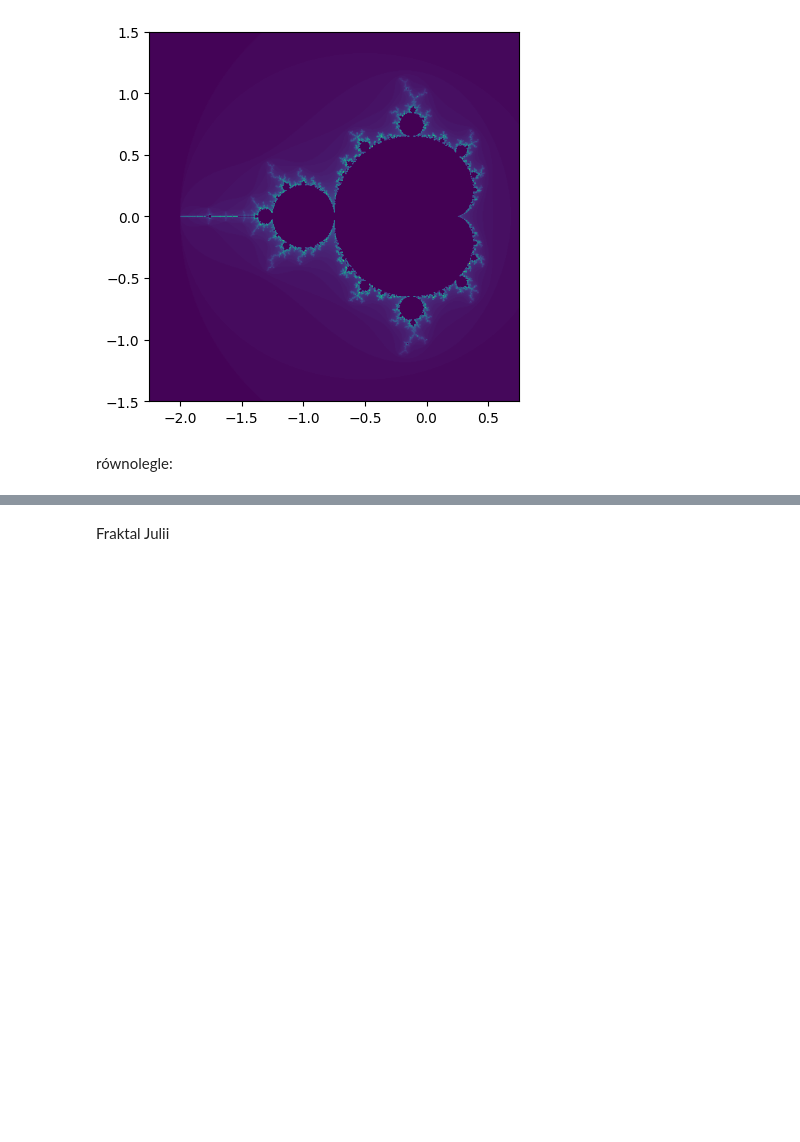
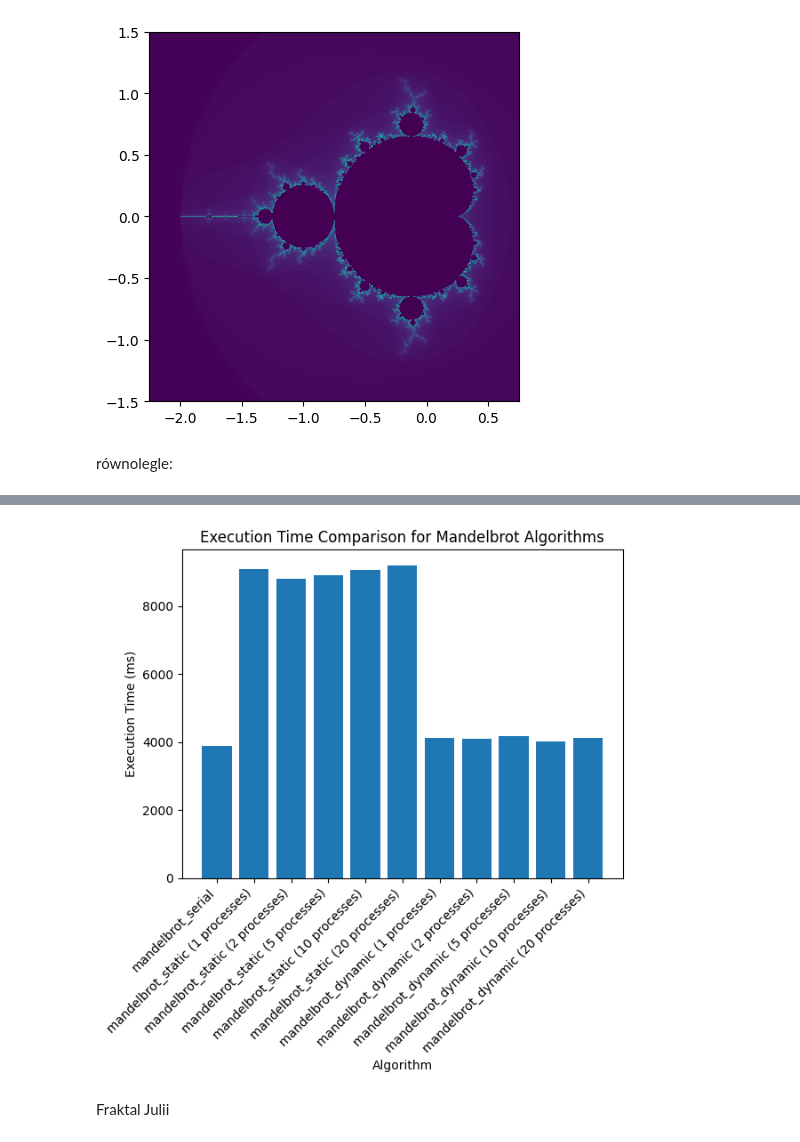
Before and after one commit to Szymqn/ProgramowanieRownolegleIRozproszone, a Jupyter notebook: lab4/zadanie1.ipynb, the cells around one changed output, grey strips where cells are left out. Drawn from its saved outputs; the diff is of its cells as text; code cells hidden in the pictures; blank space fills up the shorter version.

```diff
--- a/lab4/zadanie1.ipynb
+++ b/lab4/zadanie1.ipynb
@@ -307,22 +386,20 @@ xmax = 0.75
 ymin = -1.5
 ymax = 1.5
 
-start_time = time.time()
+print('mandelbrot parallel static, Resolution 600x600:')
+start = time.time()
 arr = mandelbrot_static(xmin, xmax, ymin, ymax, N=600)
-end_time = time.time()
-execution_time = end_time - start_time
-execution_time *= 1000
-print(f"Wykonano w czasie {execution_time} ms.")
+end = time.time()
+print(f'{end - start} secs')
 plt.imshow(arr, extent=[xmin, xmax, ymin, ymax])
 plt.savefig('MandelBrot.png')
 plt.show()
 
-start_time = time.time()
+print('\nmandelbrot parallel dynamic, Resolution 600x600:')
+start = time.time()
 arr = mandelbrot_dynamic(xmin, xmax, ymin, ymax, N=600)
-end_time = time.time()
-execution_time = end_time - start_time
-execution_time *= 1000
-print(f"Wykonano w czasie {execution_time} ms.")
+end = time.time()
+print(f'{end - start} secs')
 plt.imshow(arr, extent=[xmin, xmax, ymin, ymax])
 plt.savefig('MandelBrot.png')
 plt.show()
@@ -333,4 +412,49 @@ Wykonano w czasie 3915.6603813171387 ms.
 [figure]
+# %%
+def measure_execution_time(func, *args):
+    start_time = time.time()
+    result = func(*args)
+    end_time = time.time()
+    execution_time = (end_time - start_time) * 1000
+    return execution_time
+
+xmin = -2.25
+xmax = 0.75
+ymin = -1.5
+ymax = 1.5
+N = 600
+
+mandelbrot_serial_time = measure_execution_time(mandelbrot_serial, xmin, xmax, ymin, ymax, N)
+
+num_processes_values = [1, 2, 5, 10, 20]
+
+mandelbrot_static_times = []
+mandelbrot_dynamic_times = []
+
+for num_processes in num_processes_values:
+    if num_processes == 1:
+        mandelbrot_static_time = measure_execution_time(mandelbrot_static, xmin, xmax, ymin, ymax, N)
+    else:
+        mandelbrot_static_time = measure_execution_time(mandelbrot_static, xmin, xmax, ymin, ymax, N)
+    mandelbrot_static_times.append(mandelbrot_static_time)
+
+    if num_processes == 1:
+        mandelbrot_dynamic_time = measure_execution_time(mandelbrot_dynamic, xmin, xmax, ymin, ymax, N)
+    else:
+        mandelbrot_dynamic_time = measure_execution_time(mandelbrot_dynamic, xmin, xmax, ymin, ymax, N)
+    mandelbrot_dynamic_times.append(mandelbrot_dynamic_time)
+
+labels = ['mandelbrot_serial'] + [f'mandelbrot_static ({p} processes)' for p in num_processes_values] + [f'mandelbrot_dynamic ({p} processes)' for p in num_processes_values]
+times = [mandelbrot_serial_time] + mandelbrot_static_times + mandelbrot_dynamic_times
+
+plt.bar(labels, times)
+plt.xlabel('Algorithm')
+plt.ylabel('Execution Time (ms)')
+plt.title('Execution Time Comparison for Mandelbrot Algorithms')
+plt.xticks(rotation=45, ha='right')
+plt.show()
+# %% [output]
+[figure, added]
 # %% [markdown]
 Fraktal Julii
 # %% [markdown]
```
Also changed, not shown: parts of 20 cells of this notebook.
